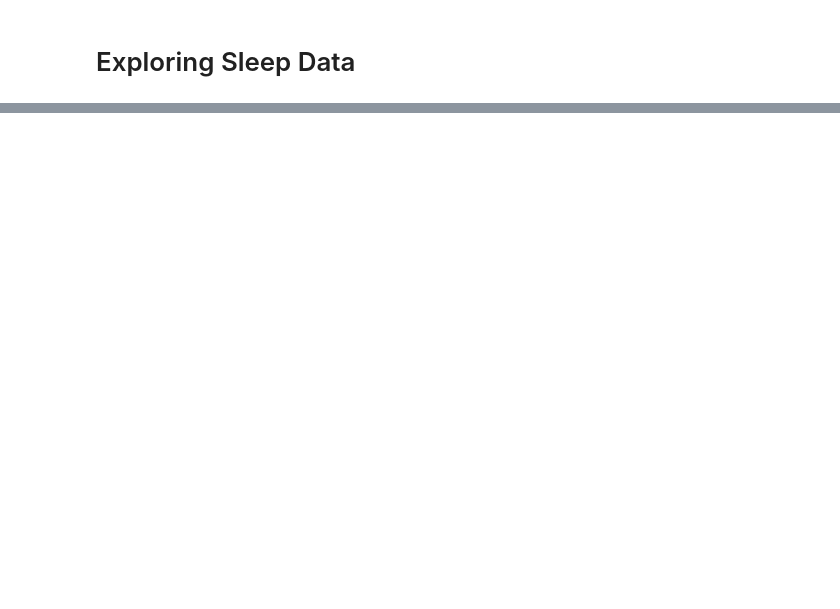
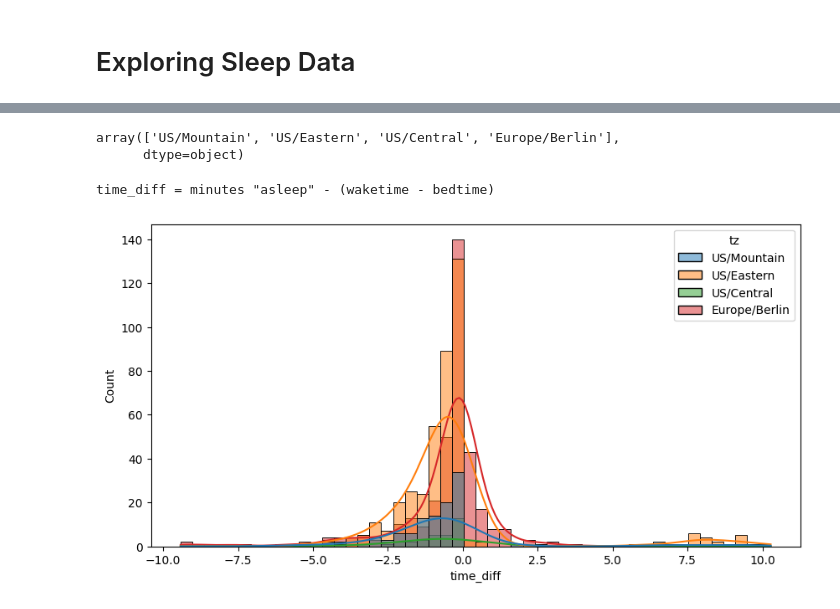
Before and after one commit to emilycardwell/sleep-study, a Jupyter notebook: sleep.ipynb, the cells around one changed output, grey strips where cells are left out. Saved outputs shown, nothing was run; the diff lists cells and outputs as text; code cells hidden in the pictures; blank space fills up the shorter version.

Commit message:
working on graphs, feature engineering

```diff
--- a/sleep.ipynb
+++ b/sleep.ipynb
@@ -205,0 +125,46 @@ bedtime mean:  7:14
+# %%
+# formatted dates to be accurate to time zones and created categorical tz column
+current_tz = 'Europe/Berlin'
+tz_df = clean_df.copy()
+tz_df['tz'] = ''
+tz_df = assign_timezones(tz_df, ['bedtime', 'waketime'], 'US/Mountain', current_tz, end_date='2021-05-10')
+tz_df = assign_timezones(tz_df, ['bedtime', 'waketime'], 'US/Eastern', current_tz, start_date='2021-05-10', end_date='2022-09-22')
+tz_df = assign_timezones(tz_df, ['bedtime', 'waketime'], 'US/Central', current_tz, start_date='2022-08-23', end_date='2022-09-29')
+tz_df = assign_timezones(tz_df, ['bedtime', 'waketime'], 'Europe/Berlin', current_tz, start_date='2022-09-29')
+tz_df['tz'].unique()
+# display(tz_df.head(3))
+# tz_df.tail(3)
+# %% [output]
+array(['US/Mountain', 'US/Eastern', 'US/Central', 'Europe/Berlin'],
+      dtype=object)
+# %%
+# new column for categorical dates: Early 2021, Late 2021, Early 2022, Late 2022, Early 2023, Late 2023
+def date_cats(dates):
+    cats = []
+    for date in dates:
+        year = date[:4]
+        if int(date[5:7]) < 7:
+            season = 'Early'
+        else:
+            season = 'Late'
+        cats.append(f'{season} {year}')
+
+    return cats
+# %%
+# created new df, comparing apparent sleep (waketime - bedtime) to actual sleep (asleep): mult_sesh_df
+mult_sesh_df = tz_df.loc[:, ['toDate', 'tz']]
+mult_sesh_df['date_cats'] = date_cats(mult_sesh_df['toDate'])
+
+mult_sesh_df.loc[:, ['bedtime', 'waketime']] = tz_df.loc[:, ['bedtime', 'waketime']]
+timed_sleep = (mult_sesh_df['waketime'] - mult_sesh_df['bedtime'])
+mult_sesh_df['timed_sleep_hrs'] = np.round((timed_sleep.dt.total_seconds() / 3600), 2)
+
+mult_sesh_df.loc[:, 'asleep'] = tz_df.loc[:, 'asleep']
+slp_hrs = [int(i[:2]) for i in mult_sesh_df['asleep'].values]
+slp_mins = [int(i[3:5]) for i in mult_sesh_df['asleep'].values]
+mult_sesh_df['asleep_hrs'] = [np.round((slp_hrs[i] + slp_mins[i]/60), 2) for i in range(len(slp_mins))]
+
+mult_sesh_df['time_diff'] = mult_sesh_df['asleep_hrs'] - mult_sesh_df['timed_sleep_hrs']
+print('time_diff = minutes "asleep" - (waketime - bedtime)')
+# %% [output]
+time_diff = minutes "asleep" - (waketime - bedtime)
@@ -205,0 +175,5 @@ bedtime mean:  7:14
+# %%
+tdax = sns.histplot(data=mult_sesh_df, x='time_diff', bins=50, kde=True, hue='tz')
+tdax.figure.set_size_inches(10, 5)
+# %% [output]
+[figure, added]
```
Also changed, not shown: parts of 40 cells of this notebook, 1 other file.
